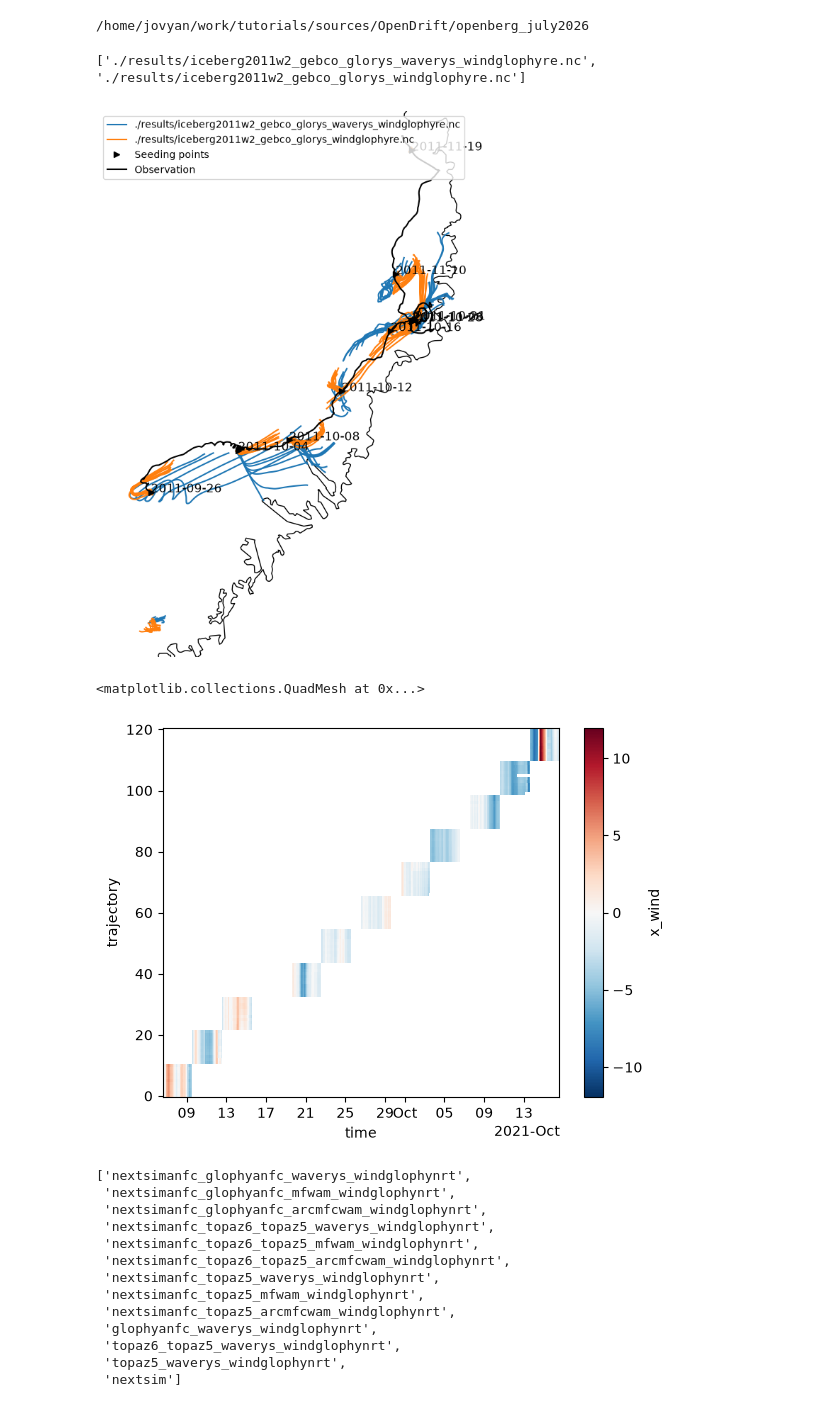
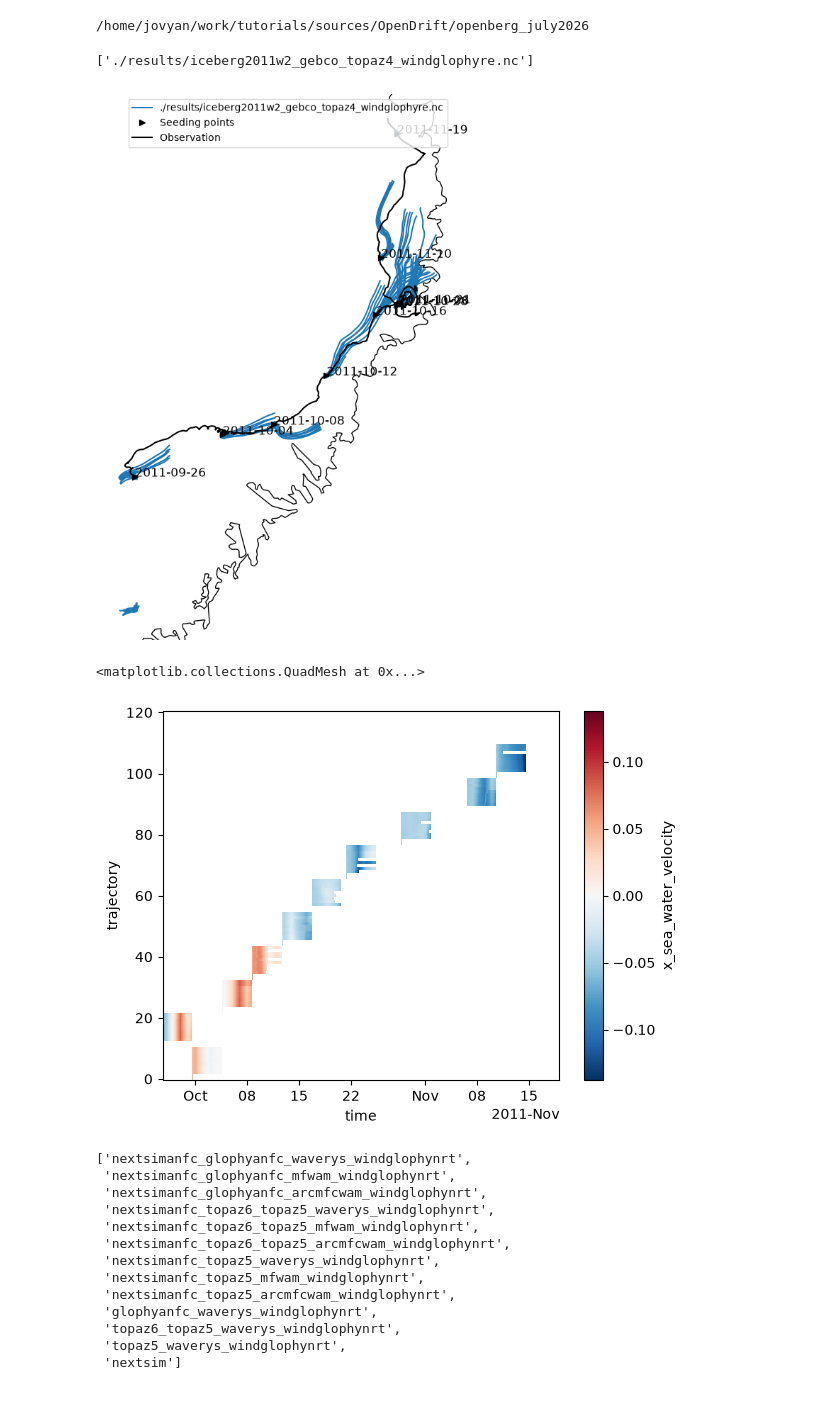
Before and after one commit to lia-f-h/openberg_july2026, a Jupyter notebook: scripts/analysis1.ipynb, the cells around one changed output. Cells and saved outputs as stored; diff of their text form; code cells hidden in the pictures.

```diff
--- a/scripts/analysis1.ipynb
+++ b/scripts/analysis1.ipynb
@@ -25,14 +25,14 @@ from openberg_july2026.src2.utils2 import *
 ib = 'iceberg2011w2'
 
 #read obs
-with xr.open_dataset('./input/merged_obs3.nc') as ds:
+with xr.open_dataset('./input/merged_obs4.nc') as ds:
     obs = ds.sel(iceberg=ib,trajectory_id=ib)
     #obs = obs.isel(time=(obs.seed_idx==1))
 
 #read sim
-file_contain_all = [ib,'glorys']
+file_contain_all = [ib,'topaz4']
 file_contain_any = ['_']
-file_notcontain = ['test','next']#['topaz4','glorys','slope','era5','almost','stokes',]
+file_notcontain = ['test','next','wa']#['topaz4','glorys','slope','era5','almost','stokes',]
 file_l = glob.glob("./results/*.nc")#['./results/juliette_topaz6_topaz4_windglophynrt.nc',]
 file_l = [f for f in file_l if all(ff in f for ff in file_contain_all)] #filtering for required keywords
 file_l = [f for f in file_l if any(ff in f for ff in file_contain_any)] #filtering for required keywords
@@ -67,14 +67,14 @@ plt.legend()
 plt.axis('off')
 plt.show()
 # %% [output]
-['./results/iceberg2011w2_gebco_glorys_waverys_windglophyre.nc', './results/iceberg2011w2_gebco_glorys_windglophyre.nc']
+['./results/iceberg2011w2_gebco_topaz4_windglophyre.nc']
-[figure, old version]
+[figure, new version]
 # %%
 # np.sum((sim.x_wind!=0.0) & (np.isnan(sim.x_wind)==False))
-sim.x_wind.plot()
+sim.x_sea_water_velocity.plot()
 # %% [output]
 <matplotlib.collections.QuadMesh at 0x...>
-[figure, old version]
+[figure, new version]
 # %%
 # Read and subset tracker data
 obs_3day = read_tracker('./input/Osker-X2.csv')['3D']
```
Also changed, not shown: 4 other files.
